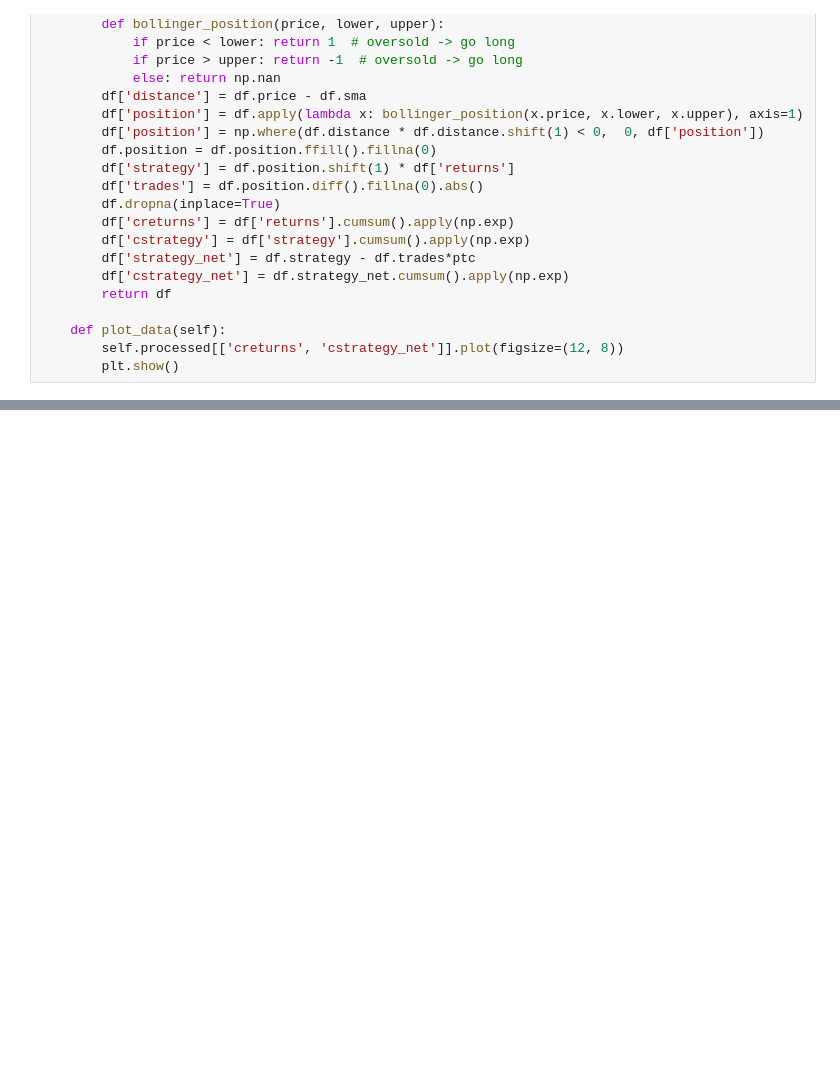
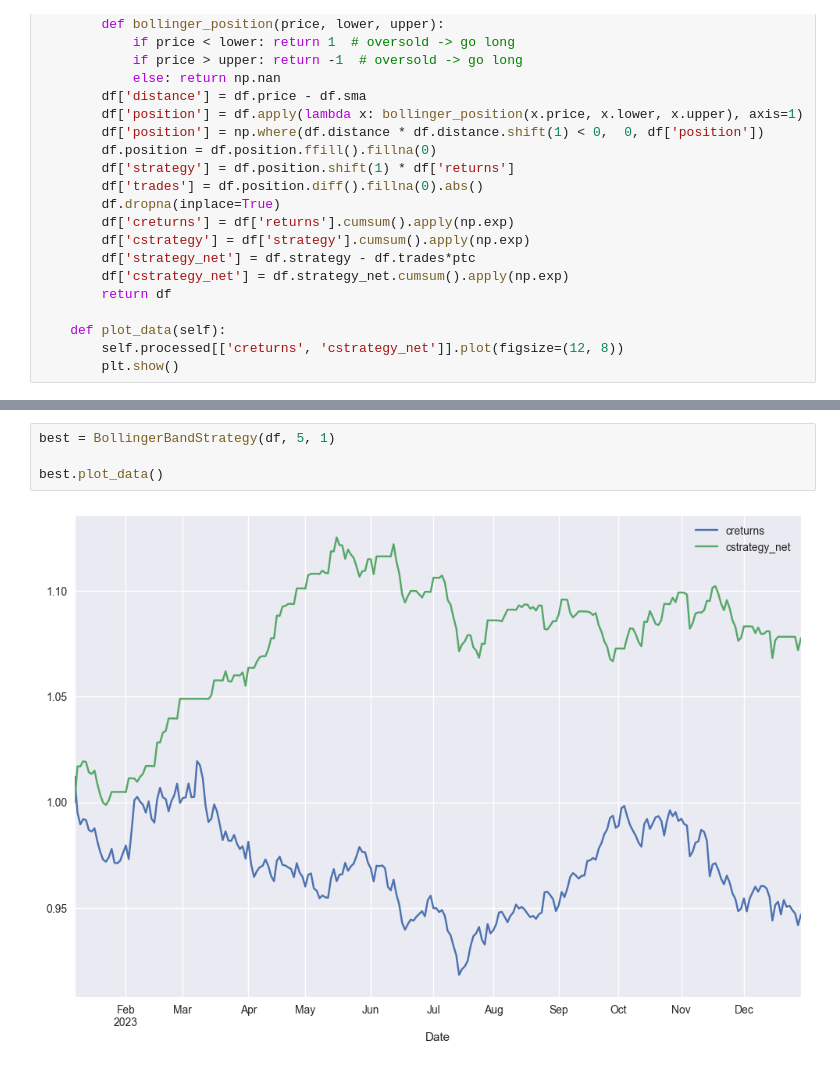
Before and after one commit to kurumbus/algorithmic-trading, a Jupyter notebook: bollinger-bands-optimiaztion.ipynb, the cells around one changed output, grey strips where cells are left out. Saved outputs shown, nothing was run; the diff lists cells and outputs as text; blank space fills up the shorter version.

```diff
--- a/bollinger-bands-optimiaztion.ipynb
+++ b/bollinger-bands-optimiaztion.ipynb
@@ -120,0 +121,6 @@ results.cagr.hist()
+# %%
+best = BollingerBandStrategy(df, 5, 1)
+
+best.plot_data()
+# %% [output]
+[figure, added]
```
Also changed, not shown: parts of 5 cells of this notebook, 3 other files.
